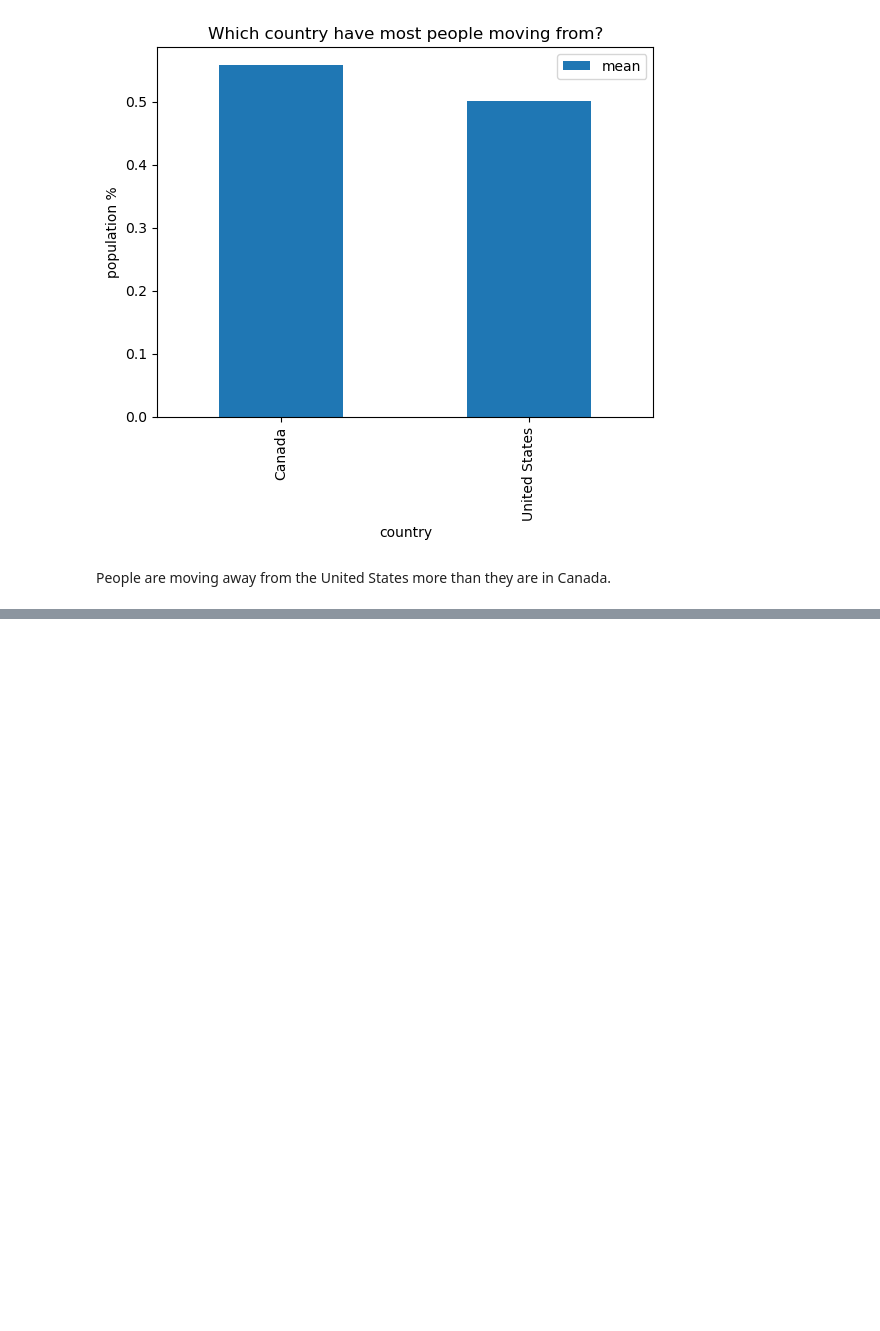
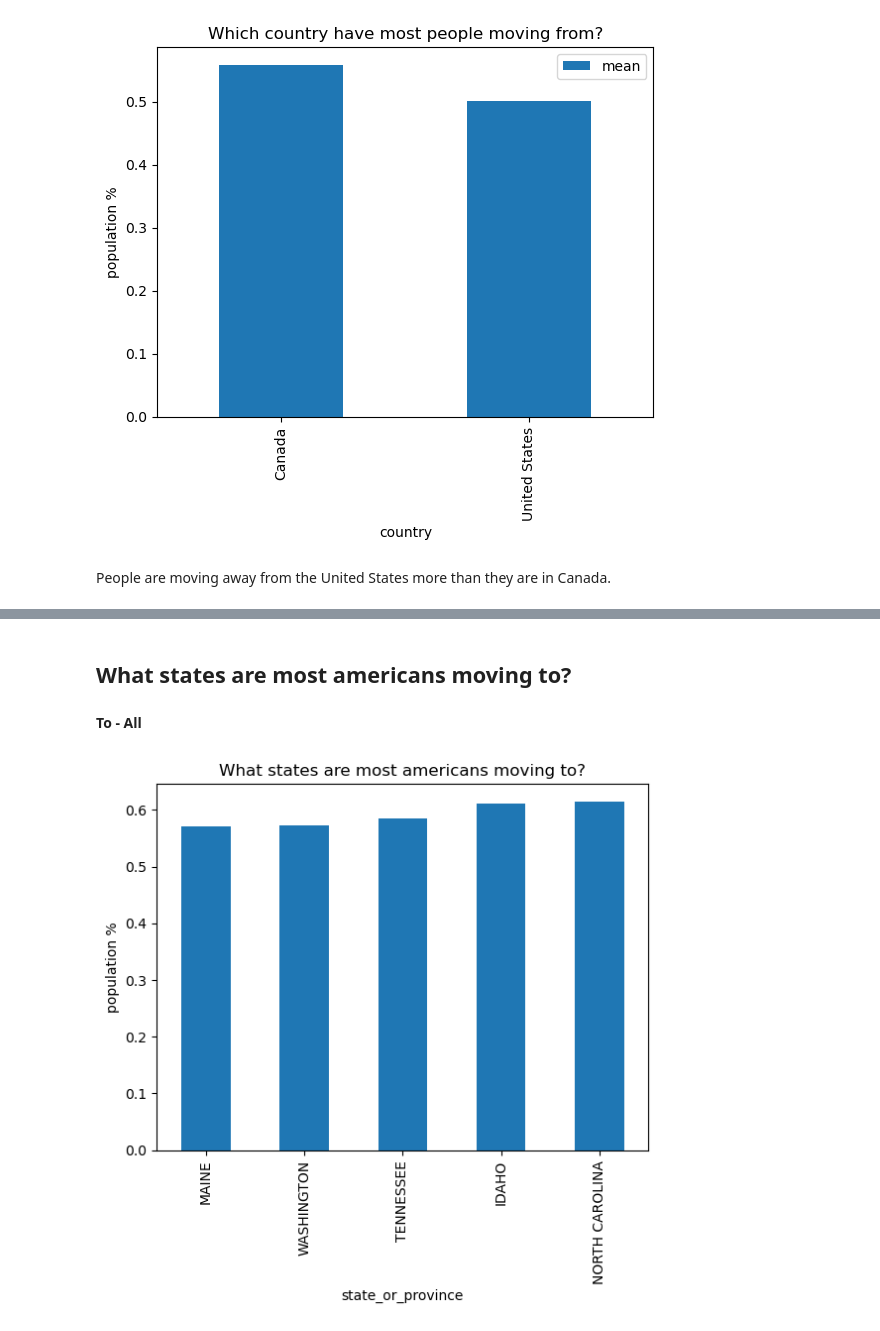
Before and after one commit to MigashaneVictoire/migration_atterns_analysis, a Jupyter notebook: explore.ipynb, the cells around one changed output, grey strips where cells are left out. Saved outputs shown, nothing was run; the diff lists cells and outputs as text; code cells hidden in the pictures; blank space fills up the shorter version.

```diff
--- a/explore.ipynb
+++ b/explore.ipynb
@@ -45,0 +84,11 @@ People are moving away from the United States more than they are in Canada.
+# %% [markdown]
+## What states are most americans moving to?
+# %% [markdown]
+**To - All**
+# %%
+US.groupby("state_or_province").inbound.mean().sort_values().tail().plot(kind="bar")
+plt.title("What states are most americans moving to?")
+plt.ylabel("population %")
+plt.show()
+# %% [output]
+[figure, added]
```
Also changed, not shown: parts of 12 cells of this notebook, 1 other file.
